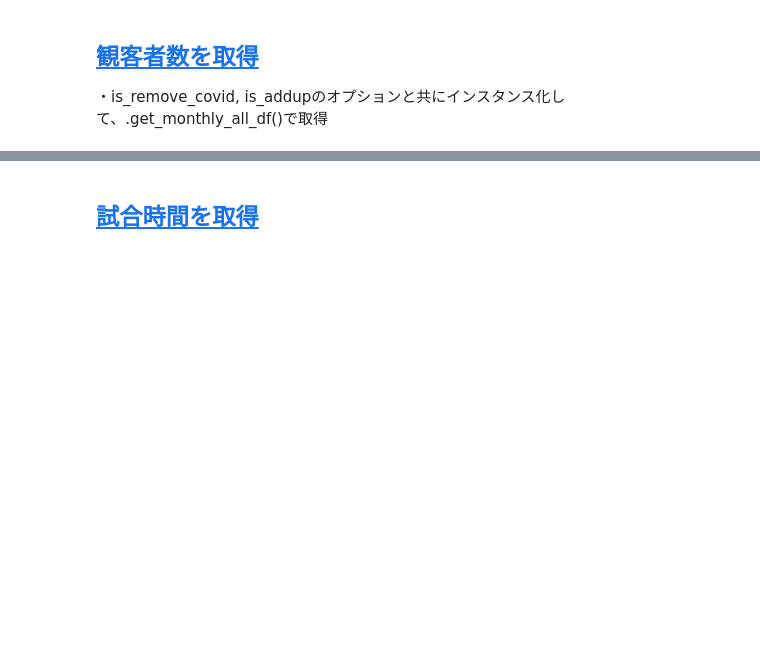
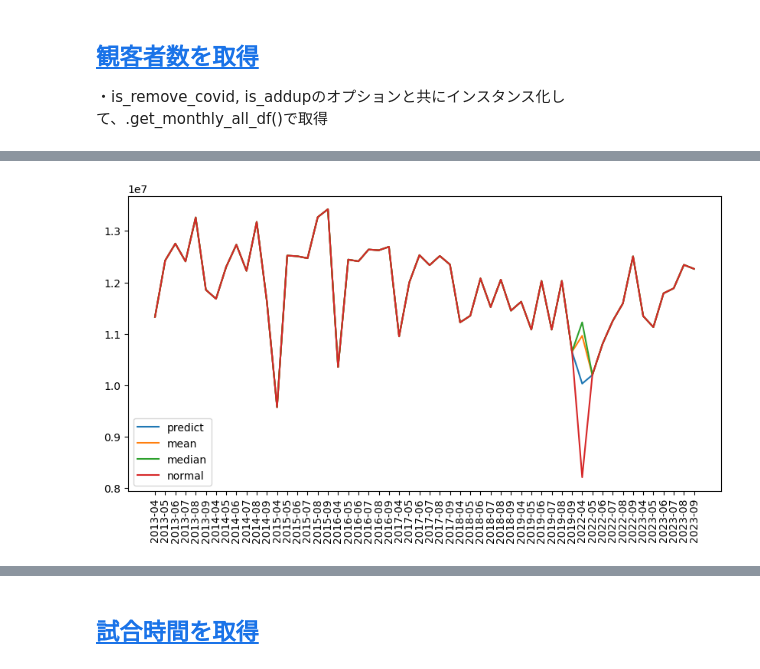
Before and after one commit to mohki7/graduation_thesis, a Jupyter notebook: Analysis.ipynb, the cells around one changed output, grey strips where cells are left out. Cells and saved outputs as stored; diff of their text form; code cells hidden in the pictures; blank space fills up the shorter version.

Commit message:
2022.04の補完：平均値、中央値、SARIMAXによる補完を実装

```diff
--- a/Analysis.ipynb
+++ b/Analysis.ipynb
@@ -82,0 +46,20 @@ df
+# %%
+# SARIMAX
+att_analysis = Att_Analysis(is_remove_covid=True, is_addup=True, how_completion_outlier = 'with_predict')
+att_analysis.get_monthly_all_df()
+df_predict = att_analysis.df_monthly_att_all_addup_covid_removed
+
+# 平均
+att_analysis = Att_Analysis(is_remove_covid=True, is_addup=True, how_completion_outlier = 'with_mean')
+att_analysis.get_monthly_all_df()
+df_mean = att_analysis.df_monthly_att_all_addup_covid_removed
+
+# 中央値
+att_analysis = Att_Analysis(is_remove_covid=True, is_addup=True, how_completion_outlier = 'with_median')
+att_analysis.get_monthly_all_df()
+df_median = att_analysis.df_monthly_att_all_addup_covid_removed
+
+# ノーマル
+att_analysis = Att_Analysis(is_remove_covid=True, is_addup=True)
+att_analysis.get_monthly_all_df()
+df_normal = att_analysis.df_monthly_att_all_addup_covid_removed
@@ -82,0 +102,12 @@ df
+# %%
+# df_predict, df_mean, df_medianを一つの図でプロットする
+fig, ax = plt.subplots(figsize=(10, 5))
+ax.plot(df_predict.index, df_predict['Attendance'], label='predict')
+ax.plot(df_mean.index, df_mean['Attendance'], label='mean')
+ax.plot(df_median.index, df_median['Attendance'], label='median')
+ax.plot(df_normal.index, df_normal['Attendance'], label='normal')
+plt.xticks(rotation=90)
+ax.legend()
+plt.show()
+# %% [output]
+[figure, added]
```
Also changed, not shown: parts of 10 cells of this notebook, 3 other files.
